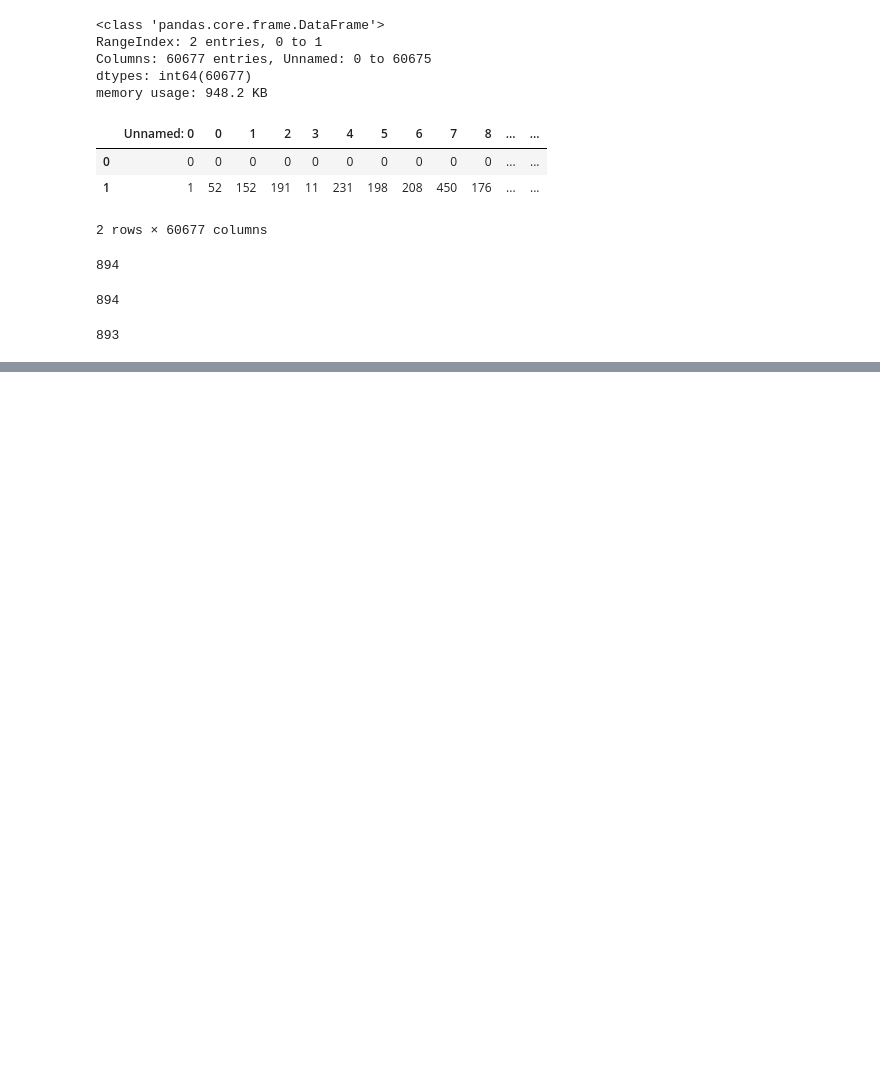
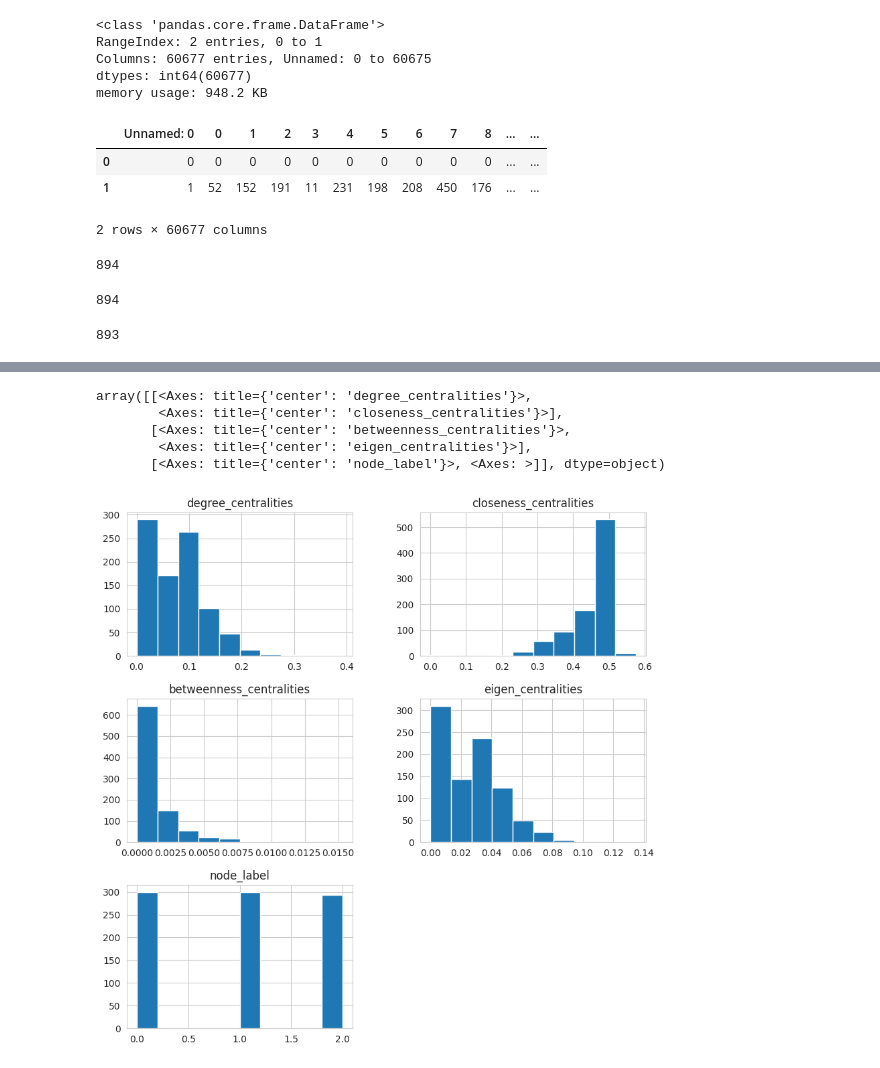
Before and after one commit to Jose-Velasco/cs176-tiered-player-network-analysis-in-LoL, a Jupyter notebook: dataDiscovery.ipynb, the cells around one changed output, grey strips where cells are left out. Drawn from its saved outputs; the diff is of its cells as text; code cells hidden in the pictures; blank space fills up the shorter version.

Commit message:
computed GCN subset node centralities

```diff
--- a/dataDiscovery.ipynb
+++ b/dataDiscovery.ipynb
@@ -335,0 +352,5 @@ orignal_nodes = set(node for node in range(len(graph1.x)))
+# %%
+nk.setNumberOfThreads(12)
+# no node/edge features needed so just graph is fine
+graph_nx = to_networkx(lol_graph[0], graph_attrs=["y"])
+graph_nk = nk.nxadapter.nx2nk(graph_nx)
@@ -335,0 +363,15 @@ orignal_nodes = set(node for node in range(len(graph1.x)))
+# %%
+degree_centrality = nk.centrality.DegreeCentrality(graph_nk, normalized=True).run().scores()
+closeness_centrality = nk.centrality.Closeness(graph_nk, True, nk.centrality.ClosenessVariant.GENERALIZED).run().scores()
+betweenness_centrality = nk.centrality.Betweenness(graph_nk, normalized=True, computeEdgeCentrality=False).run().scores()
+eigen_centrality = nk.centrality.EigenvectorCentrality(graph_nk).run().scores()
+# %%
+centralities = {
+    "degree_centralities": degree_centrality,
+    "closeness_centralities": closeness_centrality,
+    "betweenness_centralities": betweenness_centrality,
+    "eigen_centralities": eigen_centrality,
+    "node_label": graph_nx.graph["y"]
+}
+# %%
+centralities_df = pd.DataFrame(centralities)
@@ -335,0 +414,9 @@ orignal_nodes = set(node for node in range(len(graph1.x)))
+# %%
+centralities_df.hist(bins=10, figsize=(10, 10))
+# %% [output]
+array([[<Axes: title={'center': 'degree_centralities'}>,
+        <Axes: title={'center': 'closeness_centralities'}>],
+       [<Axes: title={'center': 'betweenness_centralities'}>,
+        <Axes: title={'center': 'eigen_centralities'}>],
+       [<Axes: title={'center': 'node_label'}>, <Axes: >]], dtype=object)
+[figure, added]
```
Also changed, not shown: parts of 12 cells of this notebook, 1 other file.
